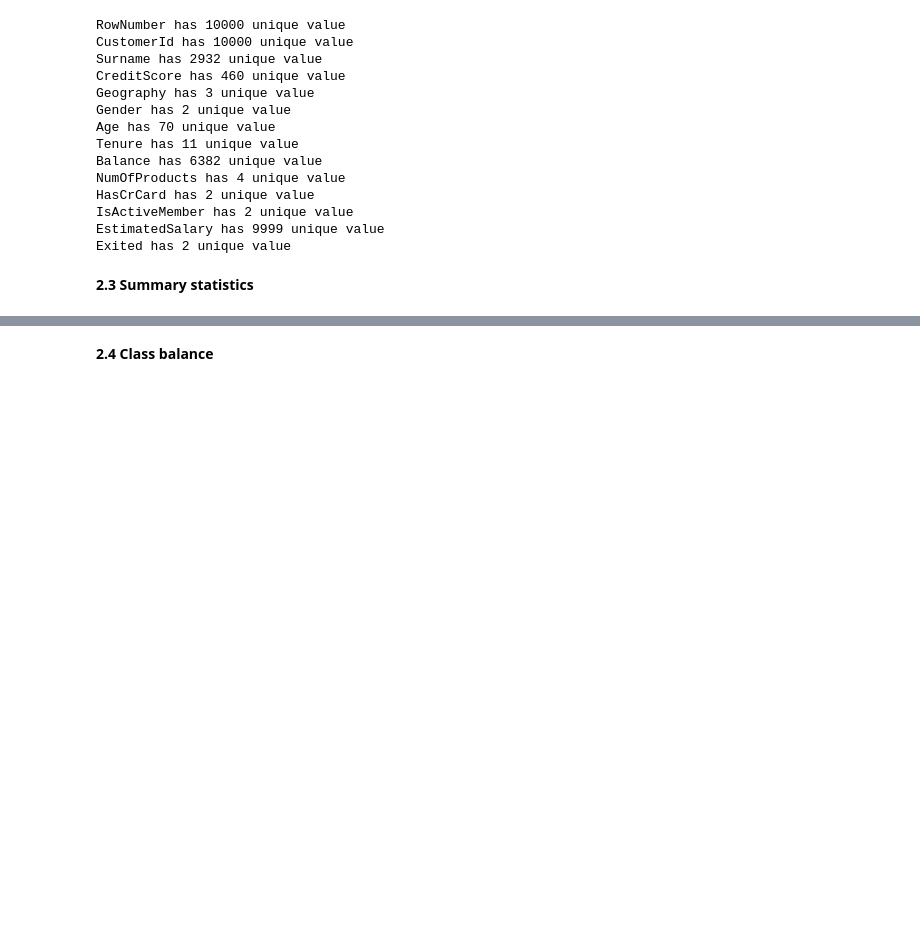
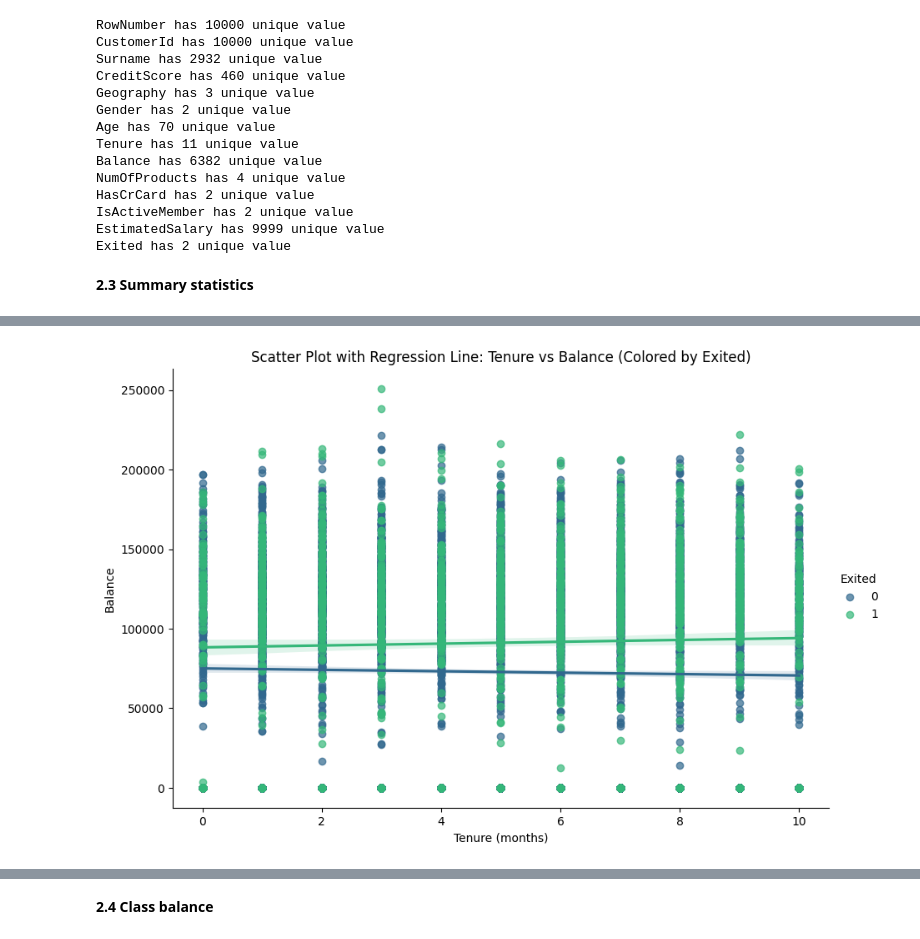
Before and after one commit to NhaDAlvarado/Data_Analysis-Portfolio, a Jupyter notebook: Churn_Analysis/python_analysis.ipynb, the cells around one changed output, grey strips where cells are left out. Cells and saved outputs as stored; diff of their text form; code cells hidden in the pictures; blank space fills up the shorter version.

```diff
--- a/Churn_Analysis/python_analysis.ipynb
+++ b/Churn_Analysis/python_analysis.ipynb
@@ -95,0 +108,23 @@ Exited has 2 unique value
+# %%
+lm= sns.lmplot(
+    x='Tenure',
+    y='Balance',
+    hue='Exited',
+    data=df,
+    palette='viridis',
+    height=6,
+    aspect=1.5,
+    scatter_kws={'alpha': 0.7}
+)
+
+# Add labels and title
+lm.set(
+    title="Scatter Plot with Regression Line: Tenure vs Balance (Colored by Exited)",
+    xlabel="Tenure (months)",
+    ylabel="Balance"
+)
+
+# Show the plot
+plt.show()
+# %% [output]
+[figure, added]
```
Also changed, not shown: parts of 9 cells of this notebook.
